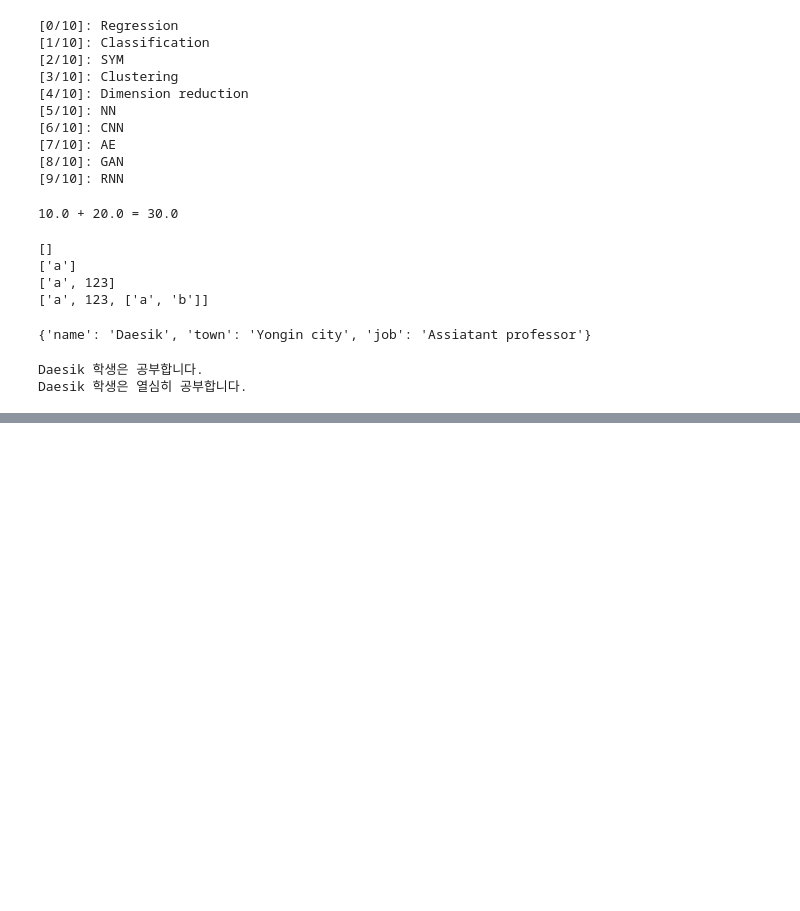
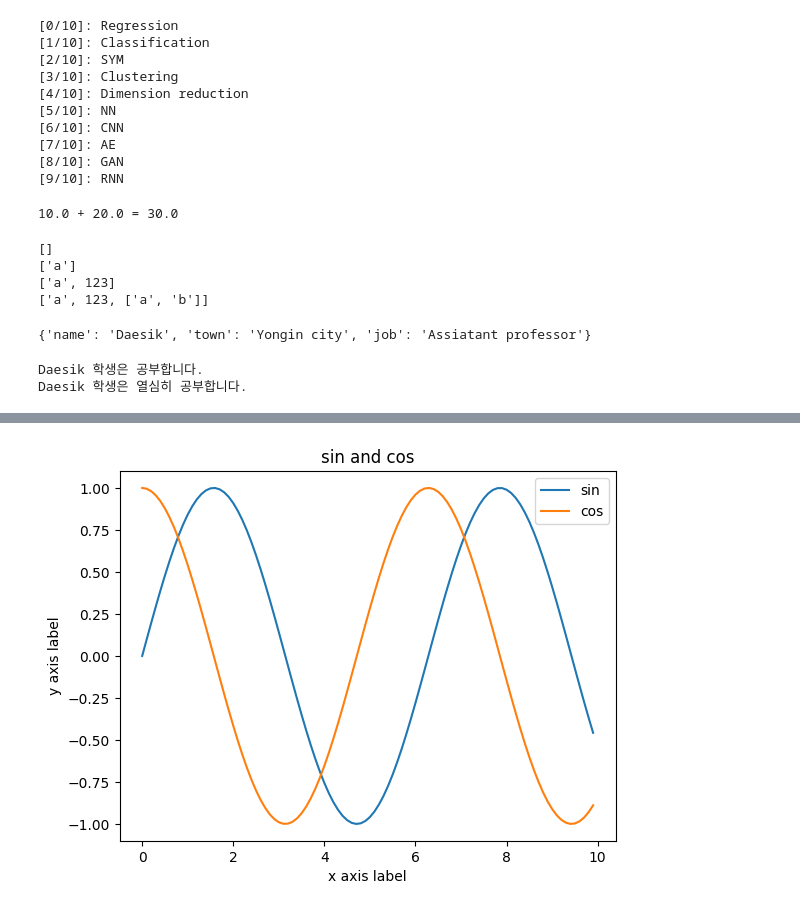
Before and after one commit to Ryu-Yongju/Linear-Algebra-2, a Jupyter notebook: linearalgebra.ipynb, the cells around one changed output, grey strips where cells are left out. Cells and saved outputs as stored; diff of their text form; code cells hidden in the pictures; blank space fills up the shorter version.

```diff
--- a/linearalgebra.ipynb
+++ b/linearalgebra.ipynb
@@ -120,0 +416,14 @@ Daesik 학생은 열심히 공부합니다.
+# %%
+y_sin = np.sin(x)
+y_cos = np.cos(x)
+
+plt.plot(x, y_sin)
+plt.plot(x, y_cos)
+plt.xlabel('x axis label')
+plt.ylabel('y axis label')
+plt.title('sin and cos')
+plt.legend(['sin', 'cos'])
+
+plt.show()
+# %% [output]
+[figure, added]
```
Also changed, not shown: parts of 26 cells of this notebook.
